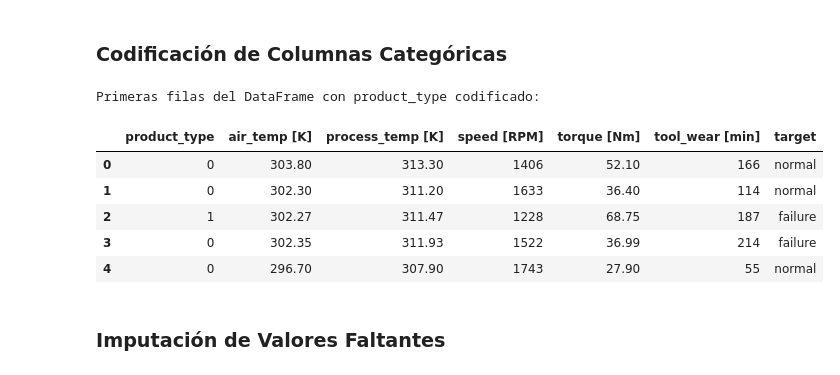
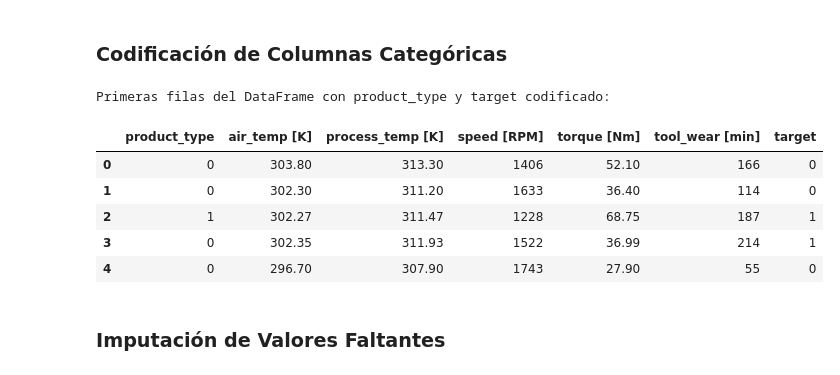
Before and after one commit to gonzag8/TP-Ciencia-de-Datos, a Jupyter notebook: Core/tp_cdd.ipynb, the cells around one changed output. Drawn from its saved outputs; the diff is of its cells as text; code cells hidden in the pictures.

```diff
--- a/Core/tp_cdd.ipynb
+++ b/Core/tp_cdd.ipynb
@@ -16,7 +16,7 @@ import seaborn as sns
 # %% [markdown]
 ### Carga del conjunto de datos
 # %%
-df = pd.read_csv('i40 (datos).csv')
+df = pd.read_csv('./data/raw/i40 (datos).csv')
 print(f'Dataset cargado: {df.shape[0]} filas x {df.shape[1]} columnas')
 df.head()
 # %% [output]
@@ -380,22 +380,23 @@ df = df.drop(columns=['idx', 'parent_device_id'])
 ### Codificación de Columnas Categóricas
 # %%
 # Mapeo manual para respetar el orden jerárquico (L < M < H)
-mapeo_producto = {'L': 0, 'M': 1, 'H': 2}
+# Aplicar la codificación a la columna product_type
+df['product_type'] = df['product_type'].map({'L': 0, 'M': 1, 'H': 2})
 
-# Aplicar la codificación a la columna product_type
-df['product_type'] = df['product_type'].map(mapeo_producto)
+#Aplicar codificación binaria a la columna target
+df['target'] = df['target'].map({'normal': 0, 'failure': 1})
 
 # Verificar el resultado
-print("\nPrimeras filas del DataFrame con product_type codificado:")
+print("\nPrimeras filas del DataFrame con product_type y target codificado:")
 df.head()
 # %% [output]
-Primeras filas del DataFrame con product_type codificado:
+Primeras filas del DataFrame con product_type y target codificado:
 |  | product_type | air_temp [K] | process_temp [K] | speed [RPM] | torque [Nm] | tool_wear [min] | target |
-| 0 | 0 | 303.80 | 313.30 | 1406 | 52.10 | 166 | normal |
-| 1 | 0 | 302.30 | 311.20 | 1633 | 36.40 | 114 | normal |
-| 2 | 1 | 302.27 | 311.47 | 1228 | 68.75 | 187 | failure |
-| 3 | 0 | 302.35 | 311.93 | 1522 | 36.99 | 214 | failure |
-| 4 | 0 | 296.70 | 307.90 | 1743 | 27.90 | 55 | normal |
+| 0 | 0 | 303.80 | 313.30 | 1406 | 52.10 | 166 | 0 |
+| 1 | 0 | 302.30 | 311.20 | 1633 | 36.40 | 114 | 0 |
+| 2 | 1 | 302.27 | 311.47 | 1228 | 68.75 | 187 | 1 |
+| 3 | 0 | 302.35 | 311.93 | 1522 | 36.99 | 214 | 1 |
+| 4 | 0 | 296.70 | 307.90 | 1743 | 27.90 | 55 | 0 |
 # %% [markdown]
 ### Imputación de Valores Faltantes
 # %%
```
Also changed, not shown: parts of 16 cells of this notebook, 3 other files.
